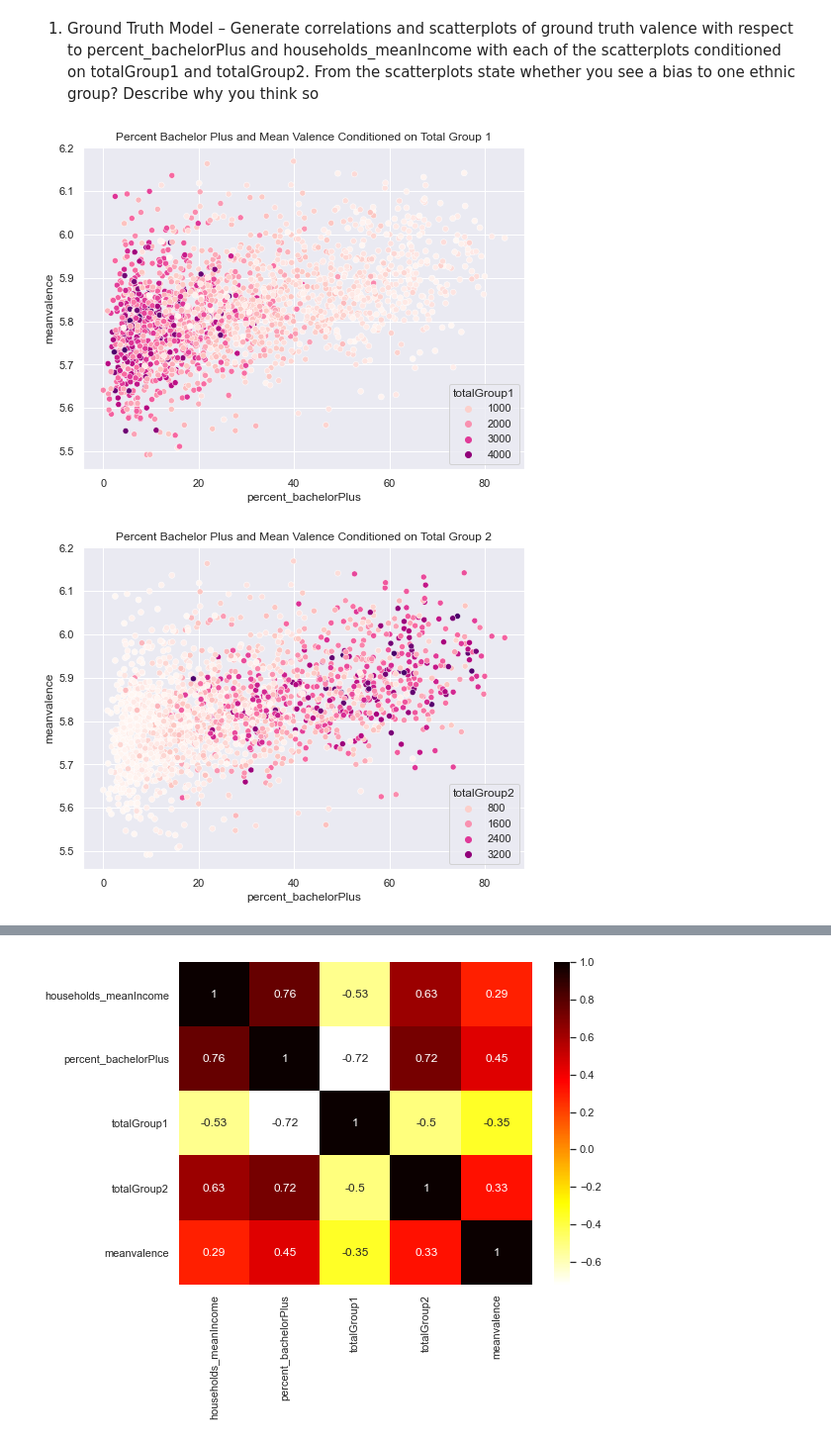
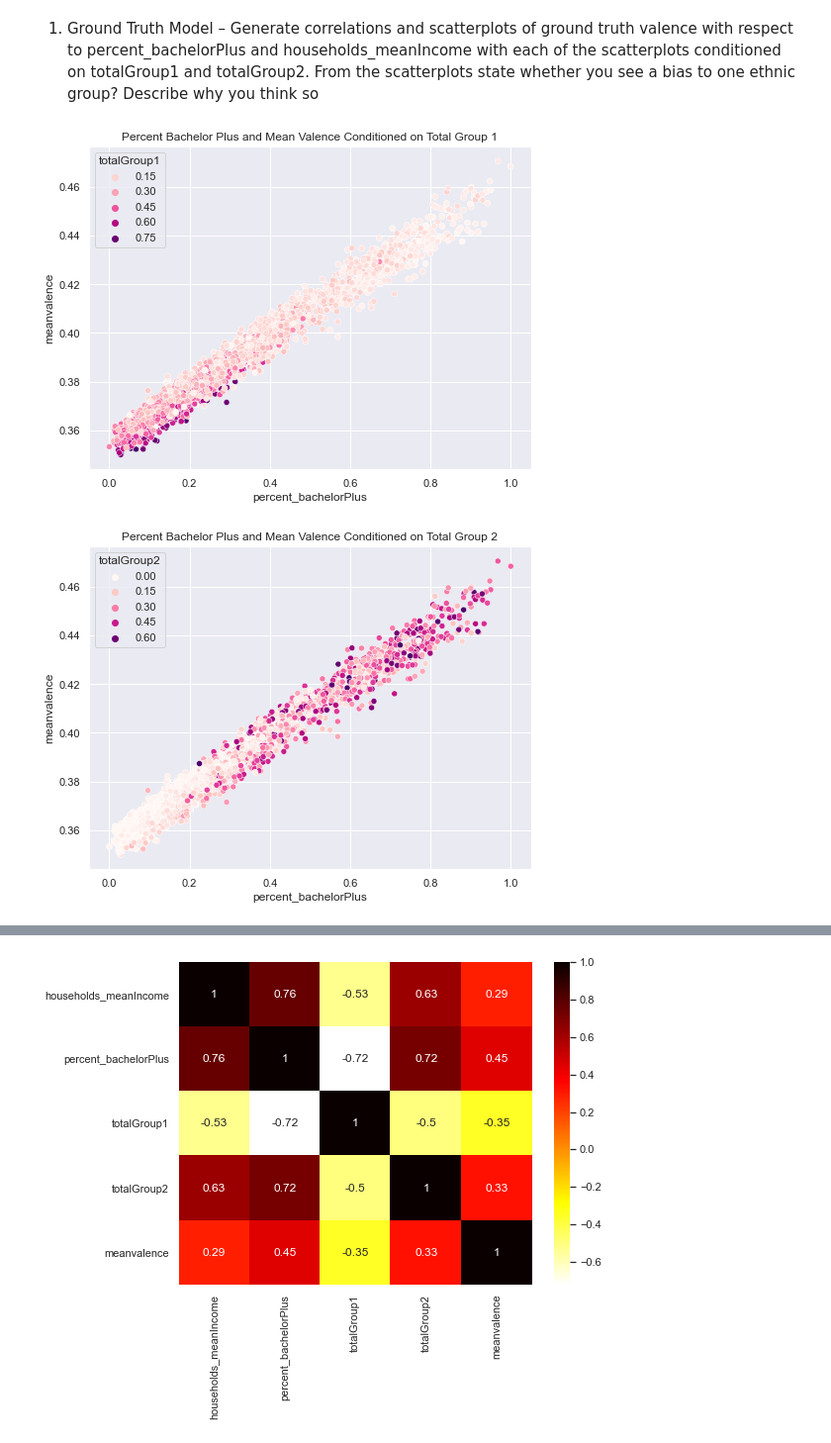
Before and after one commit to EricaXia/spr_2021, a Jupyter notebook: dsci552/problem_sets/ps_4.ipynb, the cells around one changed output, grey strips where cells are left out. Shown at 99% size. Cells and saved outputs as stored; diff of their text form; code cells hidden in the pictures.

```diff
--- a/dsci552/problem_sets/ps_4.ipynb
+++ b/dsci552/problem_sets/ps_4.ipynb
@@ -205,16 +218,16 @@ sns.set(rc={'figure.figsize':(10, 8)})
 # %%
 # scatterplot of valence and perc bp
 plt.title('Percent Bachelor Plus and Mean Valence Conditioned on Total Group 1')
-sns.scatterplot(data=df2, x="percent_bachelorPlus", y="meanvalence", hue="totalGroup1", palette='RdPu')
-plt.savefig('../images/scatter_1_ps4.png')
+sns.scatterplot(data=pred_results, x="percent_bachelorPlus", y="meanvalence", hue="totalGroup1", palette='RdPu')
+plt.savefig('../images/scatter_1_ethnic_aware_ps4.png')
 # %% [output]
-[figure, old version]
+[figure, new version]
 # %%
 plt.title('Percent Bachelor Plus and Mean Valence Conditioned on Total Group 2')
-sns.scatterplot(data=df2, x="percent_bachelorPlus", y="meanvalence", hue="totalGroup2", palette='RdPu')
-plt.savefig('../images/scatter_2_ps4.png')
+sns.scatterplot(data=pred_results, x="percent_bachelorPlus", y="meanvalence", hue="totalGroup2", palette='RdPu')
+plt.savefig('../images/scatter_2_ethnicaware_ps4.png')
 # %% [output]
-[figure, old version]
+[figure, new version]
 # %%
 # scatterplot of valence and households mean income
 plt.title('Household Mean Income and Mean Valence Conditioned on Total Group 1')
```
Also changed, not shown: parts of 20 cells of this notebook.
